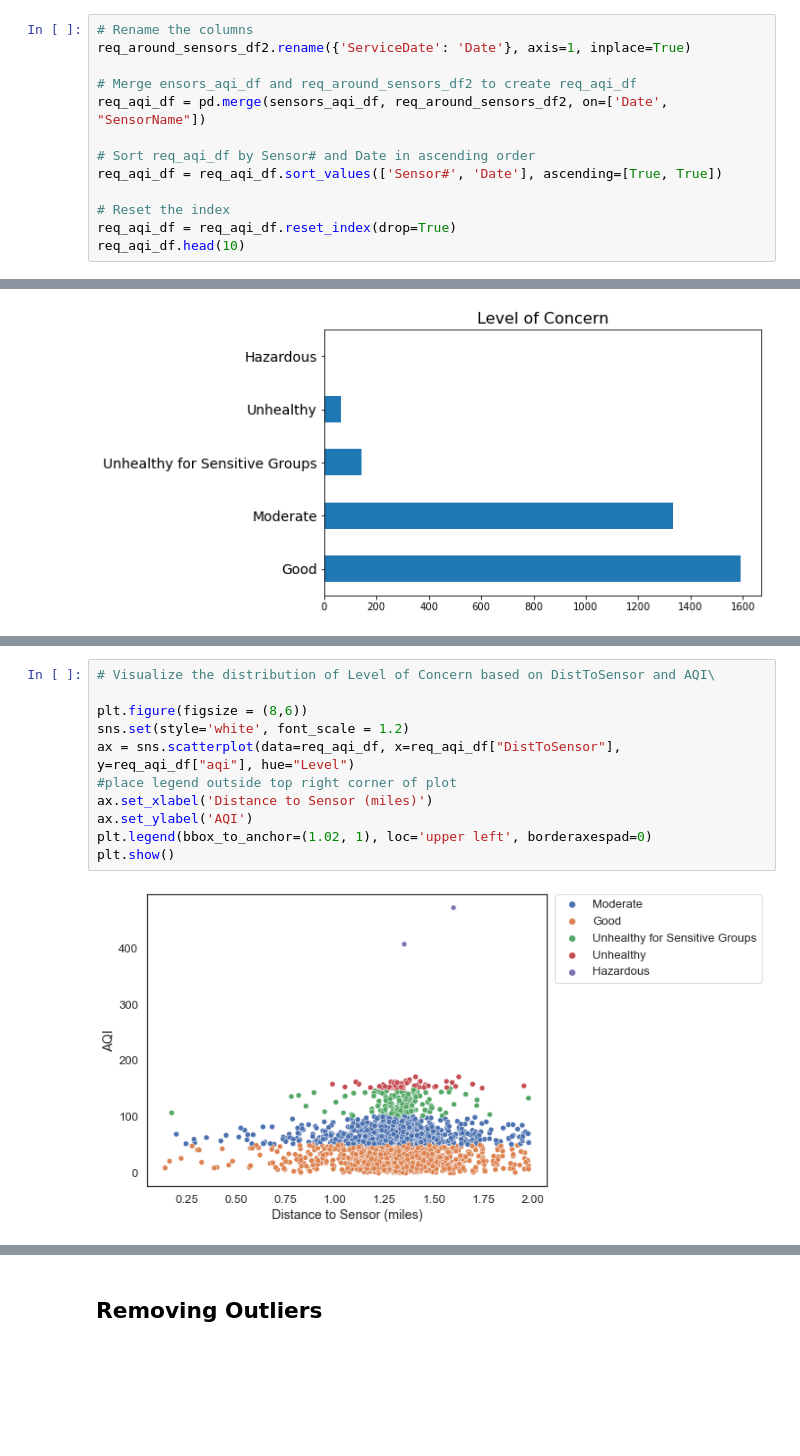
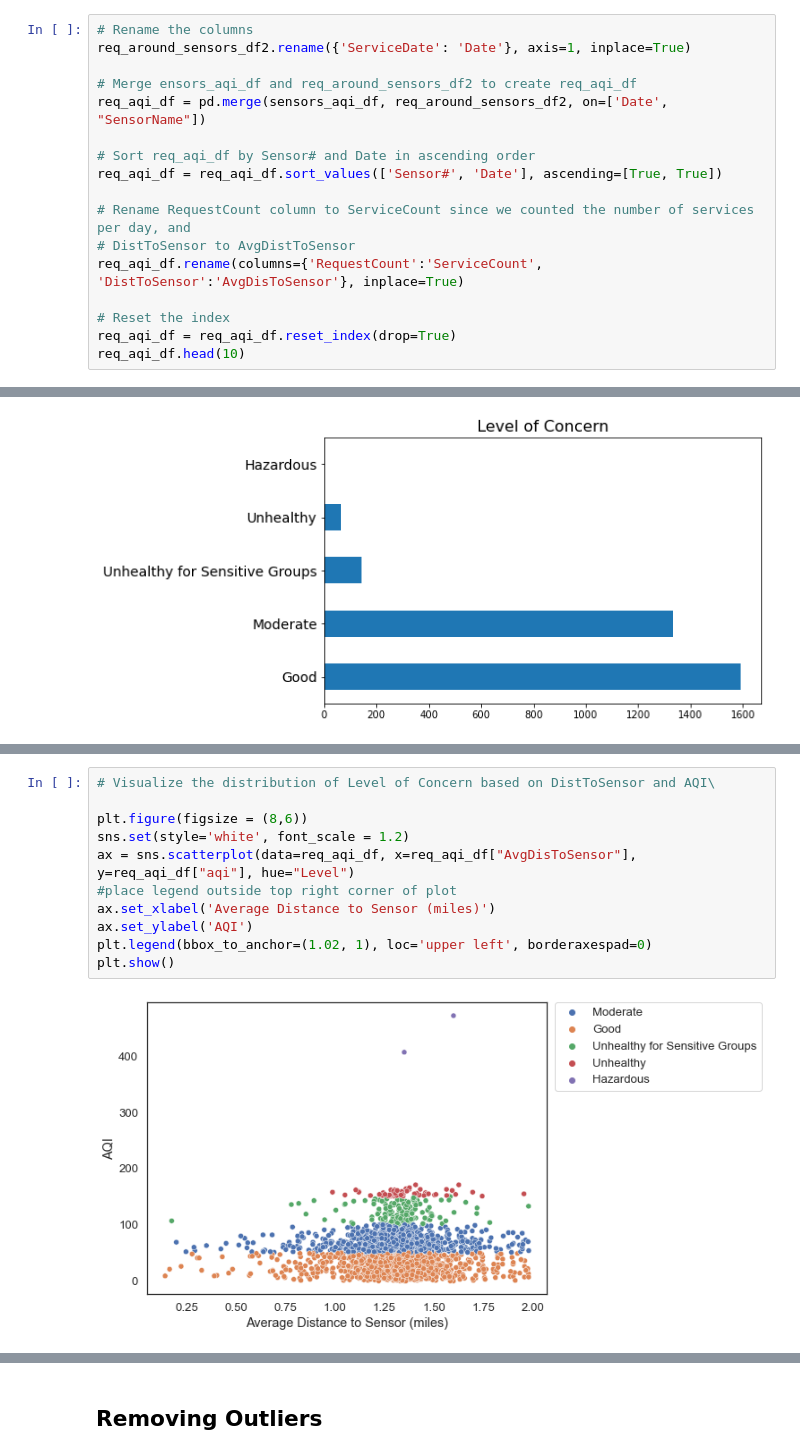
Before and after one commit to susanklm/Investigate_relationship_between_air_quality_data_and_311_requests, a Jupyter notebook: finding_corelation_part_c.ipynb, the cells around one changed output, grey strips where cells are left out. Drawn from its saved outputs; the diff is of its cells as text; blank space fills up the shorter version.

```diff
--- a/finding_corelation_part_c.ipynb
+++ b/finding_corelation_part_c.ipynb
@@ -235,6 +246,10 @@ req_aqi_df = pd.merge(sensors_aqi_df, req_around_sensors_df2, on=['Date', "Senso
 # Sort req_aqi_df by Sensor# and Date in ascending order
 req_aqi_df = req_aqi_df.sort_values(['Sensor#', 'Date'], ascending=[True, True])
 
+# Rename RequestCount column to ServiceCount since we counted the number of services per day, and
+# DistToSensor to AvgDistToSensor
+req_aqi_df.rename(columns={'RequestCount':'ServiceCount', 'DistToSensor':'AvgDisToSensor'}, inplace=True)
+
 # Reset the index
 req_aqi_df = req_aqi_df.reset_index(drop=True)
 req_aqi_df.head(10)
@@ -383,14 +408,14 @@ plt.show()
 # %%
 # Visualize the distribution of Level of Concern based on DistToSensor and AQI\
 
 plt.figure(figsize = (8,6))
 sns.set(style='white', font_scale = 1.2)
-ax = sns.scatterplot(data=req_aqi_df, x=req_aqi_df["DistToSensor"], y=req_aqi_df["aqi"], hue="Level")
+ax = sns.scatterplot(data=req_aqi_df, x=req_aqi_df["AvgDisToSensor"], y=req_aqi_df["aqi"], hue="Level")
 #place legend outside top right corner of plot
-ax.set_xlabel('Distance to Sensor (miles)')
+ax.set_xlabel('Average Distance to Sensor (miles)')
 ax.set_ylabel('AQI')
 plt.legend(bbox_to_anchor=(1.02, 1), loc='upper left', borderaxespad=0)
 plt.show()
 # %% [output]
-[figure, old version]
+[figure, new version]
 # %% [markdown]
```
Also changed, not shown: parts of 28 cells of this notebook, 20 other files.
